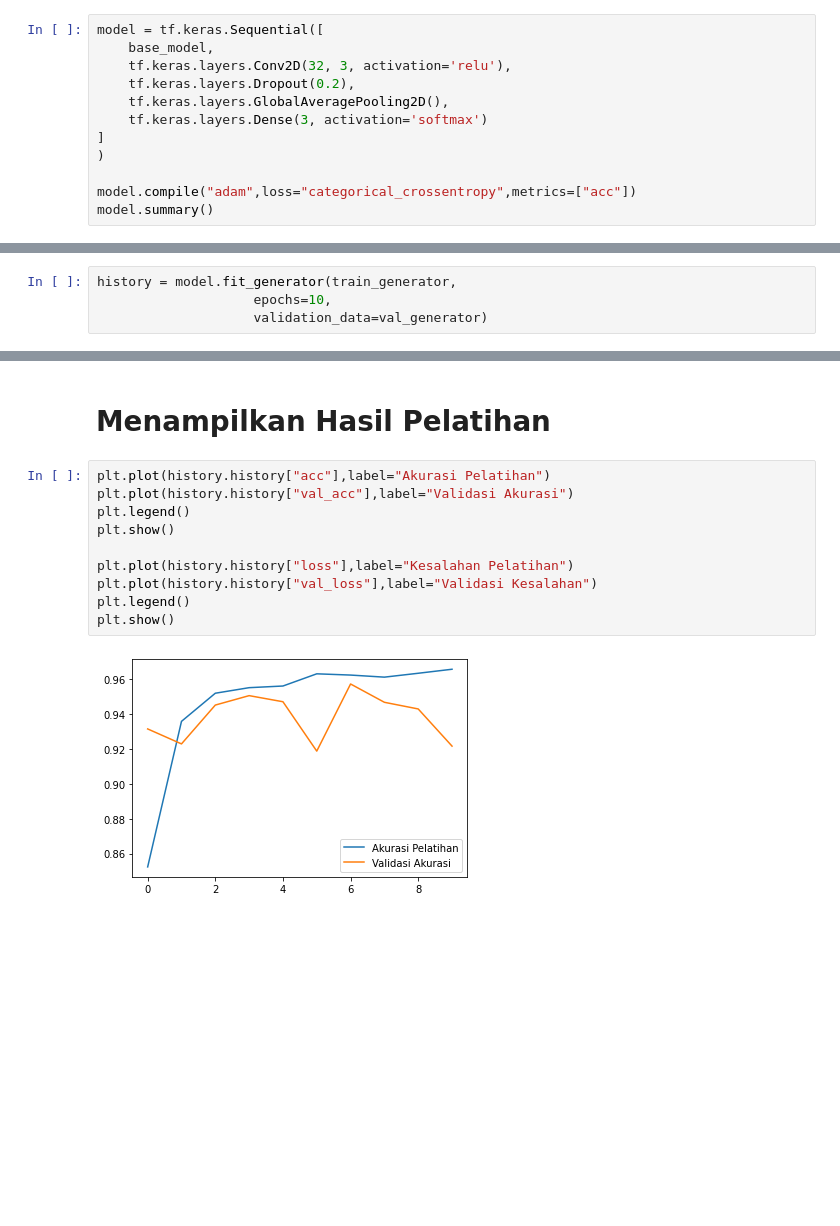
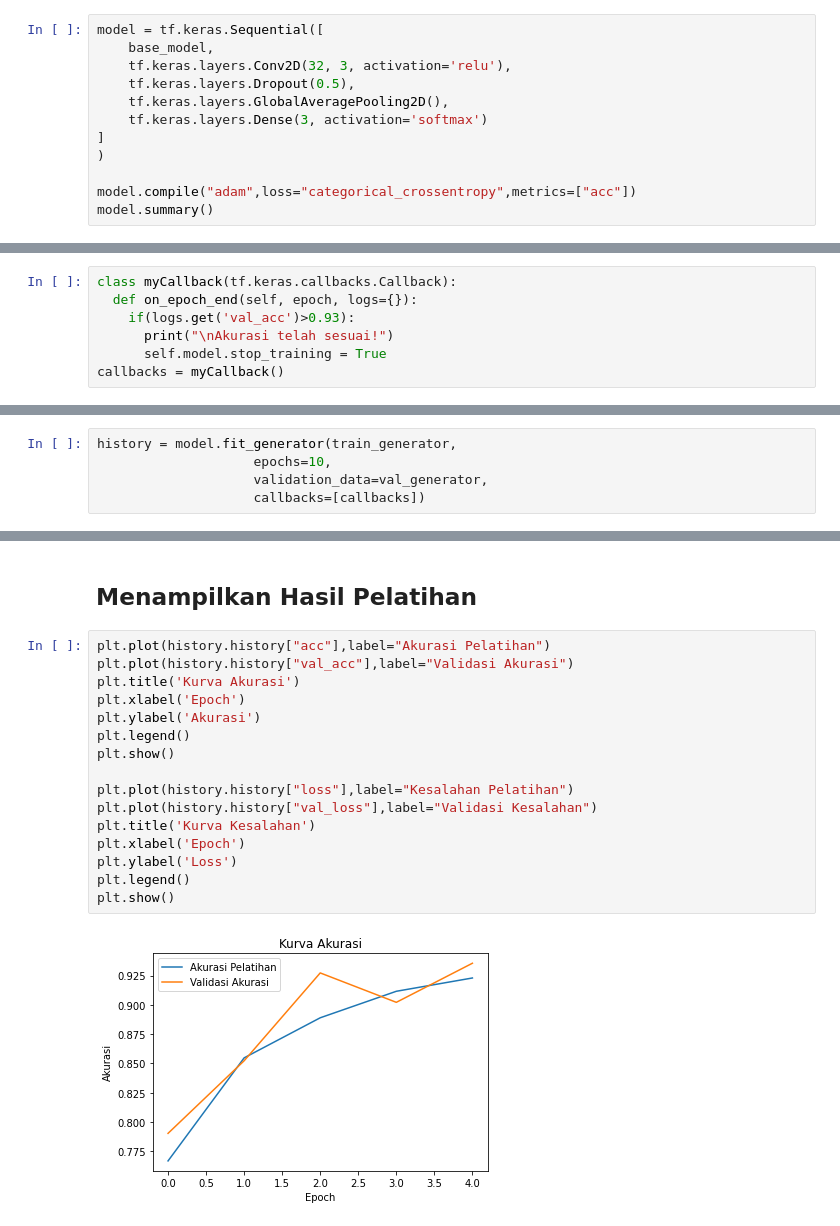
Before and after one commit to imansrf/CTScans-for-Covid19-Classification, a Jupyter notebook: CTScans_for_Covid19_Classification_InceptionV3.ipynb, the cells around one changed output, grey strips where cells are left out. Drawn from its saved outputs; the diff is of its cells as text; blank space fills up the shorter version.

```diff
--- a/CTScans_for_Covid19_Classification_InceptionV3.ipynb
+++ b/CTScans_for_Covid19_Classification_InceptionV3.ipynb
@@ -335,7 +395,7 @@ from sklearn.model_selection import train_test_split
 model = tf.keras.Sequential([
     base_model,
     tf.keras.layers.Conv2D(32, 3, activation='relu'),
-    tf.keras.layers.Dropout(0.2),
+    tf.keras.layers.Dropout(0.5),
     tf.keras.layers.GlobalAveragePooling2D(),
     tf.keras.layers.Dense(3, activation='softmax')
 ]
@@ -364,0 +428,7 @@ _________________________________________________________________
+# %%
+class myCallback(tf.keras.callbacks.Callback):
+  def on_epoch_end(self, epoch, logs={}):
+    if(logs.get('val_acc')>0.93):
+      print("\nAkurasi telah sesuai!")
+      self.model.stop_training = True
+callbacks = myCallback()
@@ -367,5 +441,6 @@ _________________________________________________________________
 # %%
 history = model.fit_generator(train_generator,
                     epochs=10,
-                    validation_data=val_generator)
+                    validation_data=val_generator,
+                    callbacks=[callbacks])
 # %% [output]
@@ -389,14 +460,20 @@ Epoch 10/10
 # %% [markdown]
-# Menampilkan Hasil Pelatihan
+## Menampilkan Hasil Pelatihan
 # %%
 plt.plot(history.history["acc"],label="Akurasi Pelatihan")
 plt.plot(history.history["val_acc"],label="Validasi Akurasi")
+plt.title('Kurva Akurasi')
+plt.xlabel('Epoch')
+plt.ylabel('Akurasi')
 plt.legend()
 plt.show()
 
 plt.plot(history.history["loss"],label="Kesalahan Pelatihan")
 plt.plot(history.history["val_loss"],label="Validasi Kesalahan")
+plt.title('Kurva Kesalahan')
+plt.xlabel('Epoch')
+plt.ylabel('Loss')
 plt.legend()
 plt.show()
 # %% [output]
-[figure, old version]
+[figure, new version]
```
Also changed, not shown: parts of 62 cells of this notebook.
